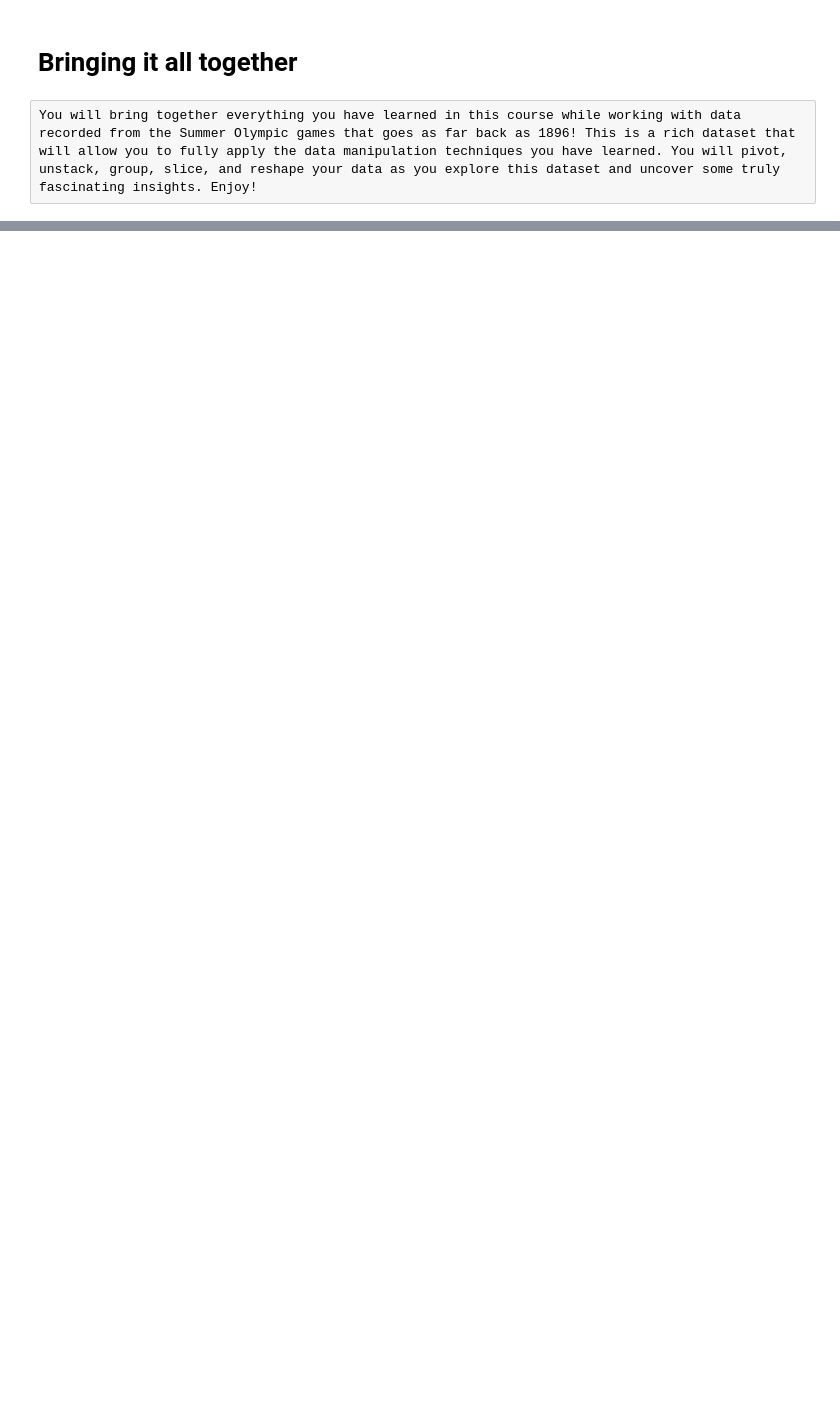
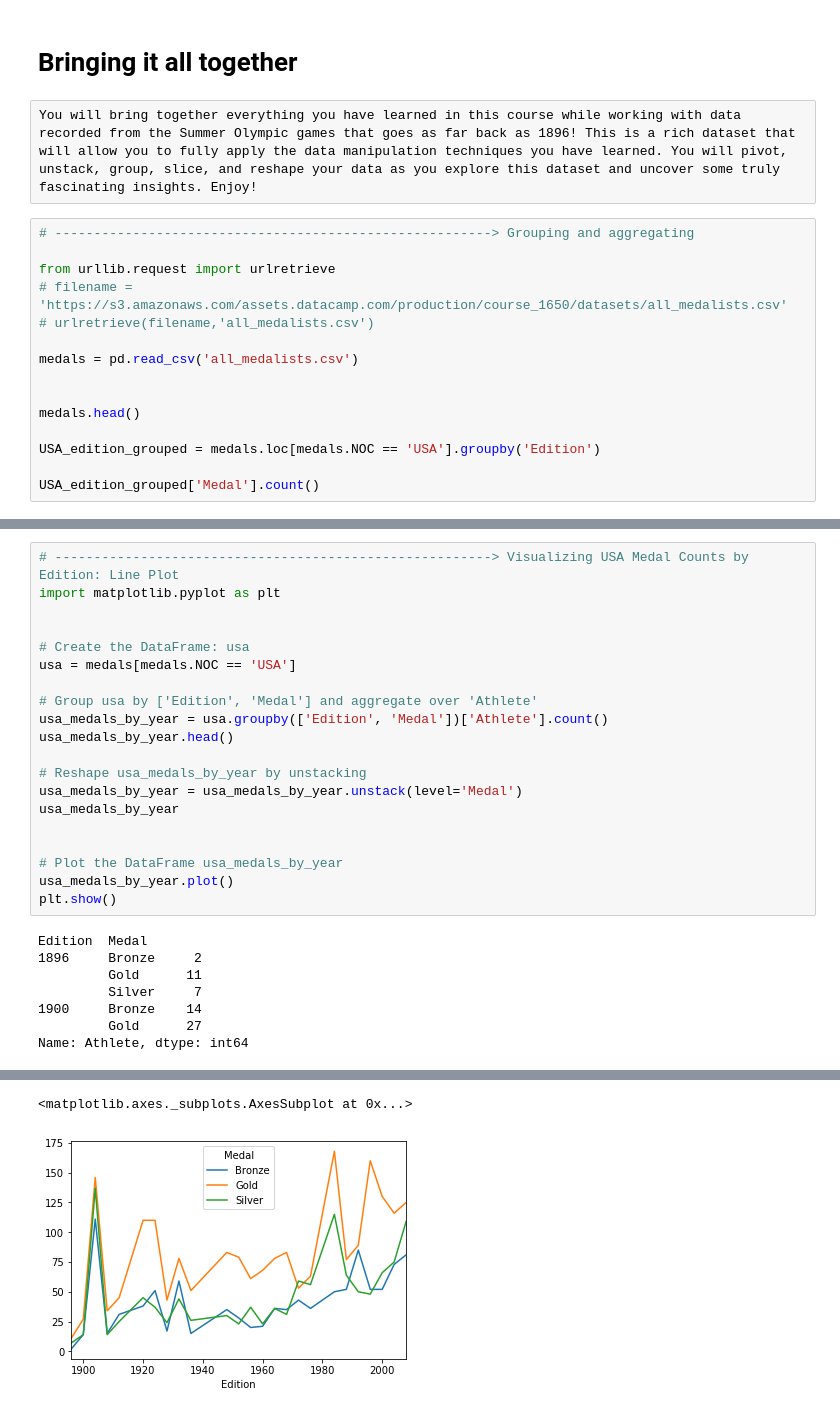
Before and after one commit to allanbeto/Manipulating_DataFrames_with_pandas, a Jupyter notebook: Jupyter_notebook/Manipulating_DataFrames_with_pandas.ipynb, the cells around one changed output, grey strips where cells are left out. Saved outputs shown, nothing was run; the diff lists cells and outputs as text; blank space fills up the shorter version.

```diff
--- a/Jupyter_notebook/Manipulating_DataFrames_with_pandas.ipynb
+++ b/Jupyter_notebook/Manipulating_DataFrames_with_pandas.ipynb
@@ -350,3 +1385,18 @@ In this chapter, you'll learn how to identify and split DataFrames by groups or
 # Bringing it all together
 # %% [raw]
 You will bring together everything you have learned in this course while working with data recorded from the Summer Olympic games that goes as far back as 1896! This is a rich dataset that will allow you to fully apply the data manipulation techniques you have learned. You will pivot, unstack, group, slice, and reshape your data as you explore this dataset and uncover some truly fascinating insights. Enjoy!
+# %%
+# --------------------------------------------------------> Grouping and aggregating
+
+from urllib.request import urlretrieve
+# filename = 'https://s3.amazonaws.com/assets.datacamp.com/production/course_1650/datasets/all_medalists.csv'
+# urlretrieve(filename,'all_medalists.csv')
+
+medals = pd.read_csv('all_medalists.csv')
+
+
+medals.head()
+
+USA_edition_grouped = medals.loc[medals.NOC == 'USA'].groupby('Edition')
+
+USA_edition_grouped['Medal'].count()
@@ -352,0 +1617,28 @@ You will bring together everything you have learned in this course while working
+# %%
+# --------------------------------------------------------> Visualizing USA Medal Counts by Edition: Line Plot
+import matplotlib.pyplot as plt
+
+
+# Create the DataFrame: usa
+usa = medals[medals.NOC == 'USA']
+
+# Group usa by ['Edition', 'Medal'] and aggregate over 'Athlete'
+usa_medals_by_year = usa.groupby(['Edition', 'Medal'])['Athlete'].count()
+usa_medals_by_year.head()
+
+# Reshape usa_medals_by_year by unstacking
+usa_medals_by_year = usa_medals_by_year.unstack(level='Medal')
+usa_medals_by_year
+
+
+# Plot the DataFrame usa_medals_by_year
+usa_medals_by_year.plot()
+plt.show()
+# %% [output]
+Edition  Medal
+1896     Bronze     2
+         Gold      11
+         Silver     7
+1900     Bronze    14
+         Gold      27
+Name: Athlete, dtype: int64
@@ -352,0 +1663,2 @@ You will bring together everything you have learned in this course while working
+<matplotlib.axes._subplots.AxesSubplot at 0x...>
+[figure, added]
```
Also changed, not shown: parts of 49 cells of this notebook.
